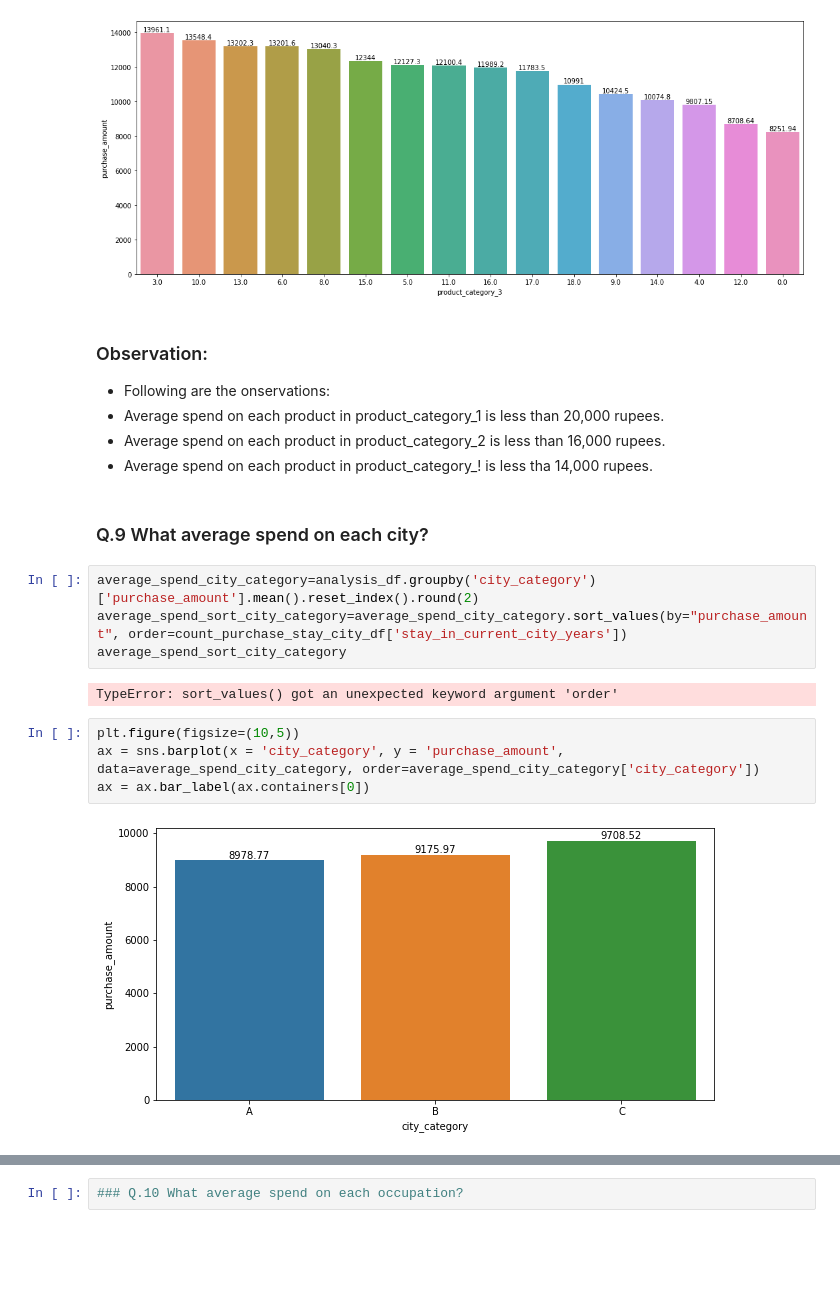
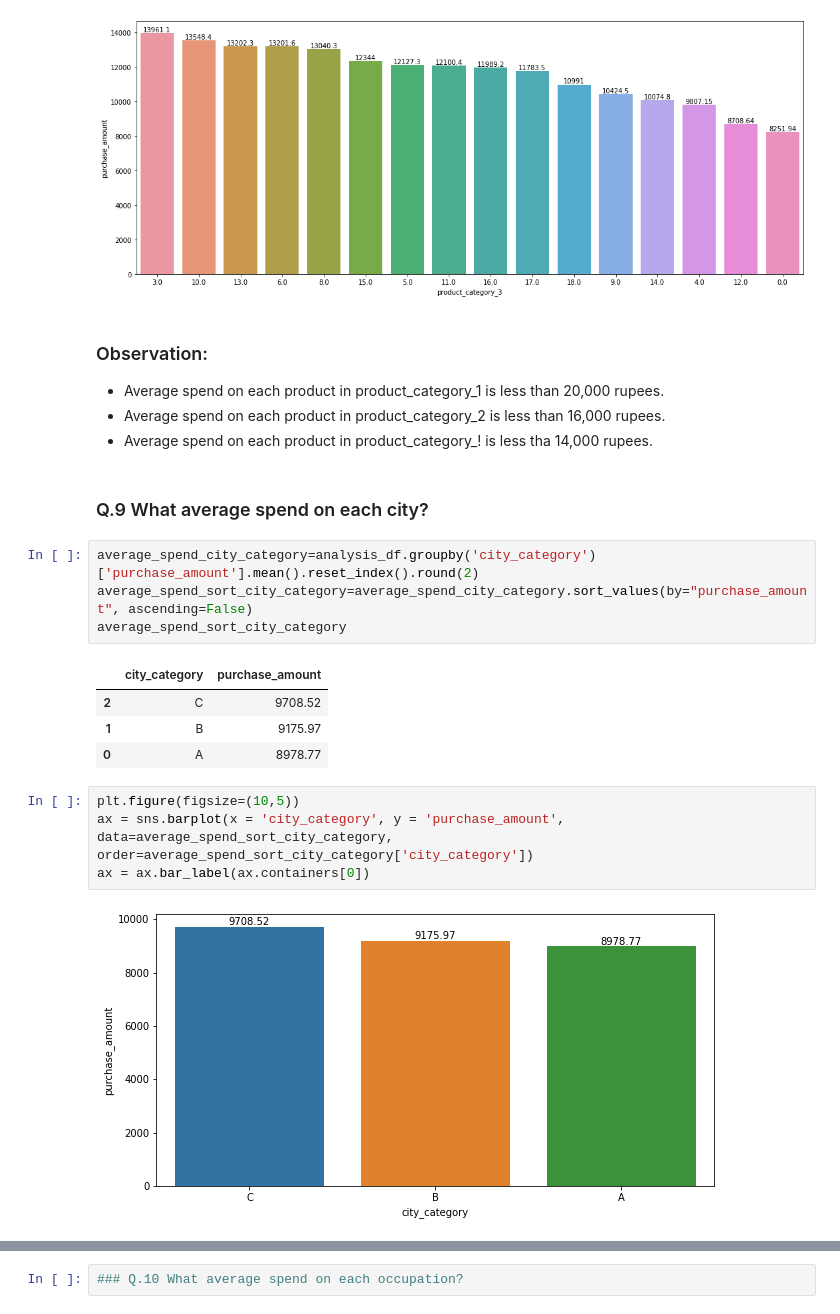
Before and after one commit to kirandhasade/Black_Friday_Analysis, a Jupyter notebook: Black friday.ipynb, the cells around one changed output, grey strips where cells are left out. Saved outputs shown, nothing was run; the diff lists cells and outputs as text; blank space fills up the shorter version.

```diff
--- a/Black friday.ipynb
+++ b/Black friday.ipynb
@@ -505,7 +505,6 @@ chart_by_avg_product_category(dataframe = analysis_df, cat_col_name = 'product_c
 [figure]
 # %% [markdown]
 ### Observation:
-- Following are the onservations:
  - Average spend on each product in product_category_1 is less than 20,000 rupees.
  - Average spend on each product in product_category_2 is less than 16,000 rupees.
  - Average spend on each product in product_category_! is less tha 14,000 rupees.
@@ -513,13 +512,16 @@ chart_by_avg_product_category(dataframe = analysis_df, cat_col_name = 'product_c
 ### Q.9 What average spend on each city?
 # %%
 average_spend_city_category=analysis_df.groupby('city_category')['purchase_amount'].mean().reset_index().round(2)
-average_spend_sort_city_category=average_spend_city_category.sort_values(by="purchase_amount", order=count_purchase_stay_city_df['stay_in_current_city_years'])
+average_spend_sort_city_category=average_spend_city_category.sort_values(by="purchase_amount", ascending=False)
 average_spend_sort_city_category
 # %% [output]
-TypeError: sort_values() got an unexpected keyword argument 'order'
+|  | city_category | purchase_amount |
+| 2 | C | 9708.52 |
+| 1 | B | 9175.97 |
+| 0 | A | 8978.77 |
 # %%
 plt.figure(figsize=(10,5))
-ax = sns.barplot(x = 'city_category', y = 'purchase_amount', data=average_spend_city_category, order=average_spend_city_category['city_category'])
+ax = sns.barplot(x = 'city_category', y = 'purchase_amount', data=average_spend_sort_city_category, order=average_spend_sort_city_category['city_category'])
 ax = ax.bar_label(ax.containers[0])
 # %% [output]
-[figure, old version]
+[figure, new version]
```
Also changed, not shown: parts of 3 cells of this notebook.
